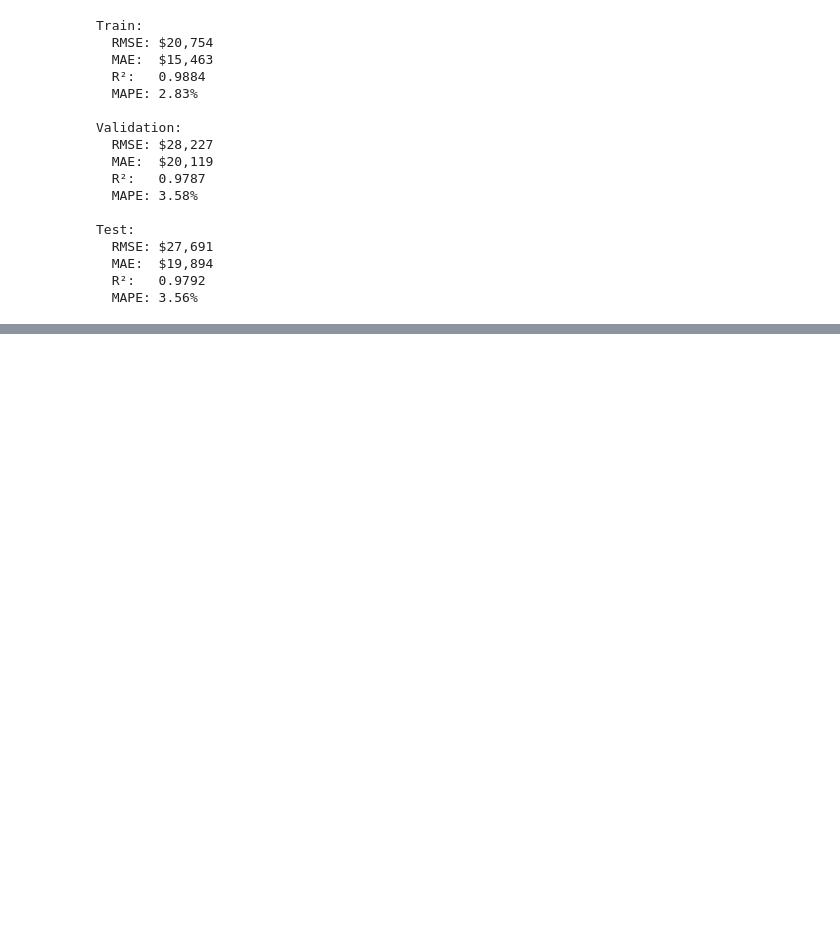
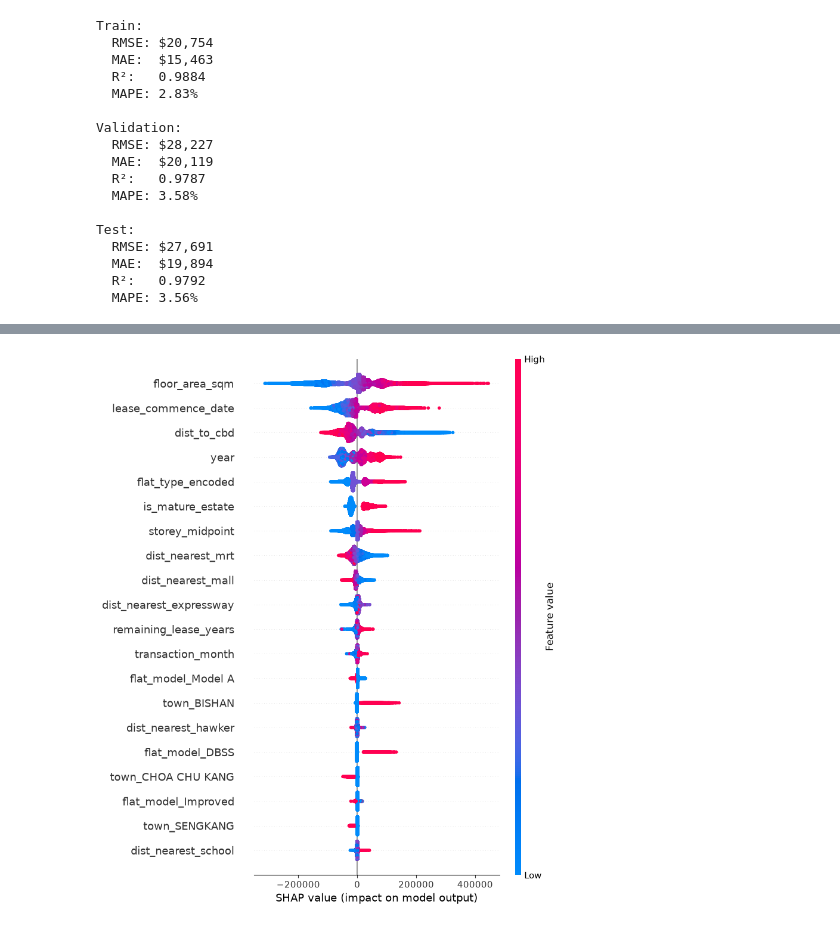
Before and after one commit to XiyanM/resaleradar, a Jupyter notebook: notebooks/07_model_retraining.ipynb, the cells around one changed output, grey strips where cells are left out. Drawn from its saved outputs; the diff is of its cells as text; code cells hidden in the pictures; blank space fills up the shorter version.

```diff
--- a/notebooks/07_model_retraining.ipynb
+++ b/notebooks/07_model_retraining.ipynb
@@ -254,0 +303,4 @@ Test:
+# %%
+shap.summary_plot(shap_values, X_train, plot_type="dot", max_display=20)
+# %% [output]
+[figure, added]
```
Also changed, not shown: parts of 16 cells of this notebook, 1 other file.
